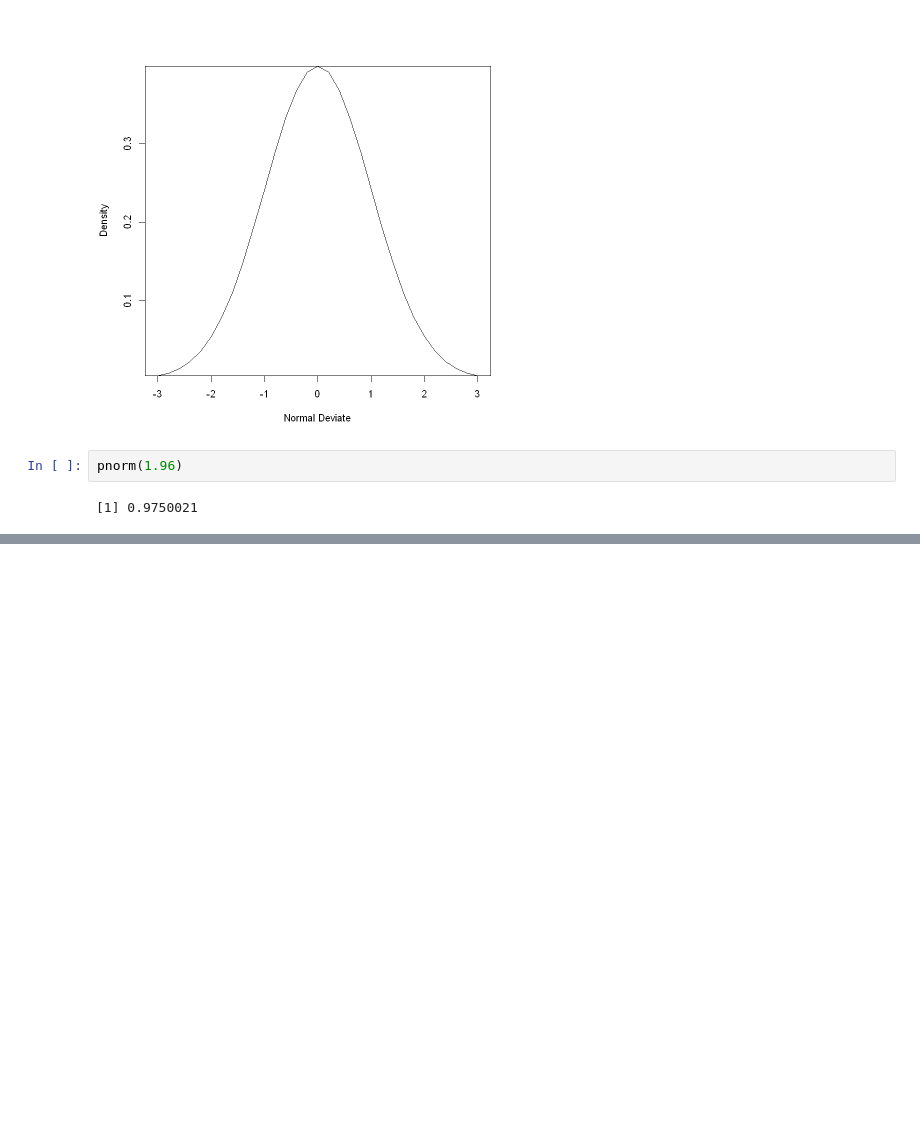
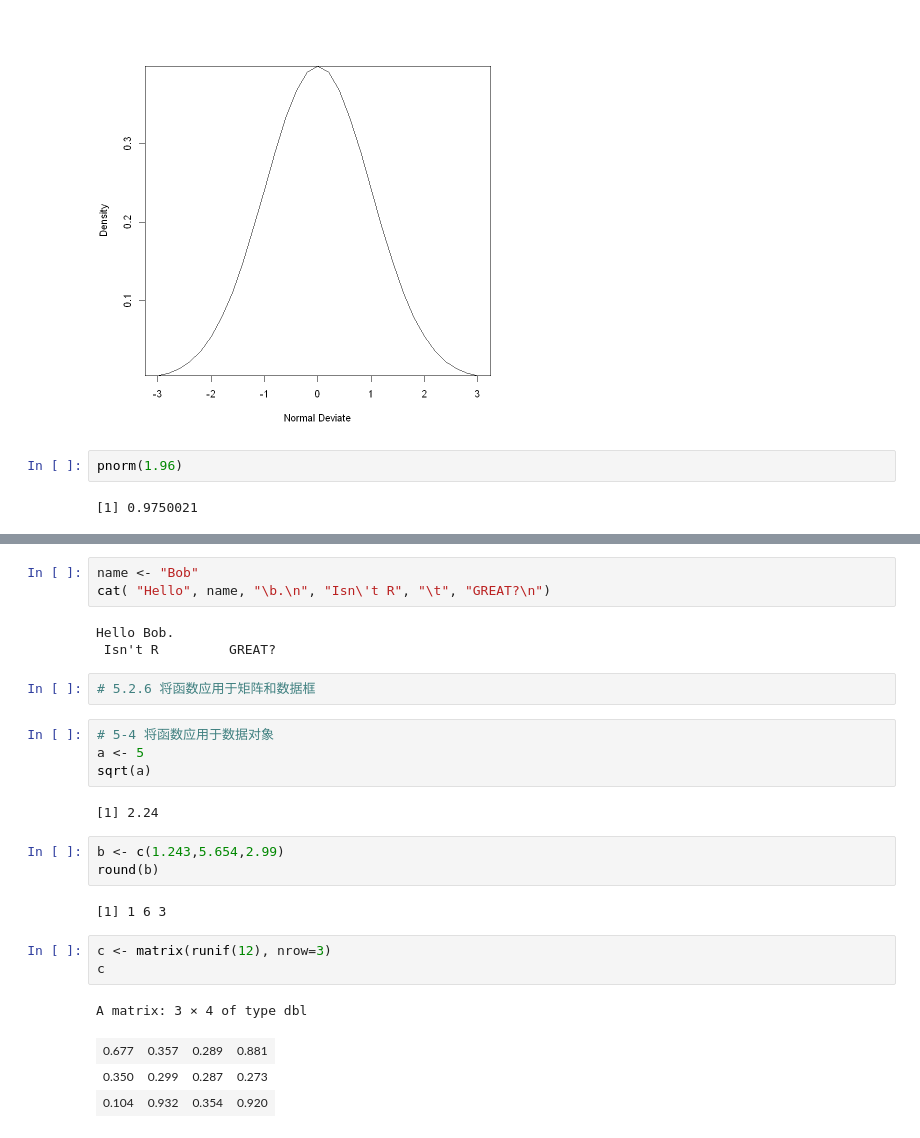
Before and after one commit to ruishuQU/R-IN-ACTION, a Jupyter notebook: code/ch05 高级数据管理.ipynb, the cells around one changed output, grey strips where cells are left out. Cells and saved outputs as stored; diff of their text form; blank space fills up the shorter version.

```diff
--- a/code/ch05 高级数据管理.ipynb
+++ b/code/ch05 高级数据管理.ipynb
@@ -83,0 +173,27 @@ pnorm(1.96)
+# %%
+name <- "Bob"
+cat( "Hello", name, "\b.\n", "Isn\'t R", "\t", "GREAT?\n")
+# %% [output]
+Hello Bob.
+ Isn't R         GREAT?
+# %%
+# 5.2.6 将函数应用于矩阵和数据框
+# %%
+# 5-4 将函数应用于数据对象
+a <- 5
+sqrt(a)
+# %% [output]
+[1] 2.24
+# %%
+b <- c(1.243,5.654,2.99)
+round(b)
+# %% [output]
+[1] 1 6 3
+# %%
+c <- matrix(runif(12), nrow=3)
+c
+# %% [output]
+A matrix: 3 × 4 of type dbl
+| 0.677 | 0.357 | 0.289 | 0.881 |
+| 0.350 | 0.299 | 0.287 | 0.273 |
+| 0.104 | 0.932 | 0.354 | 0.920 |
```
Also changed, not shown: parts of 18 cells of this notebook, 1 other file.
